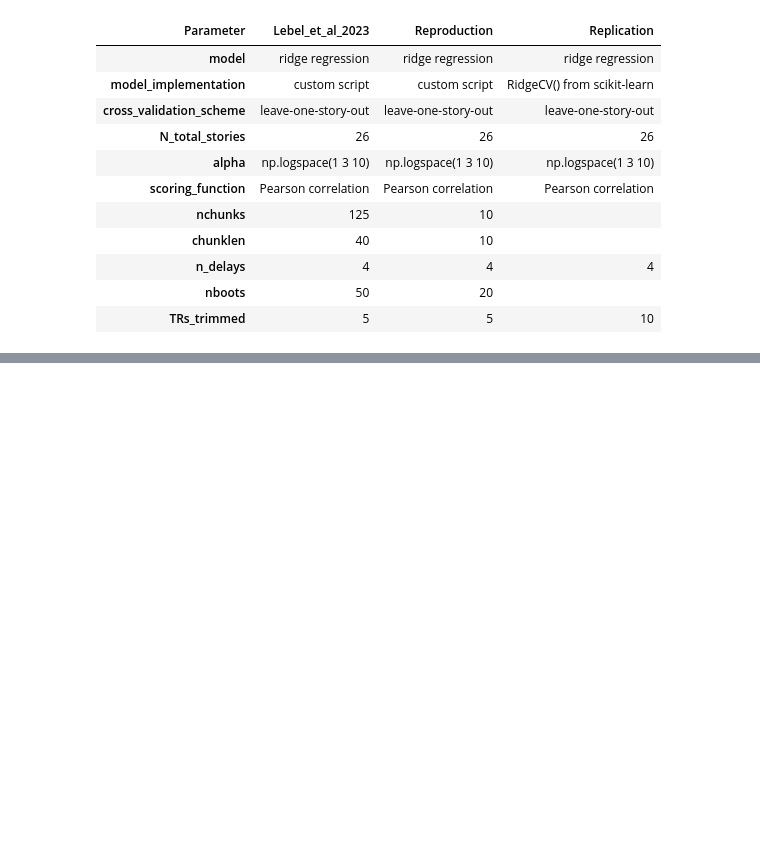
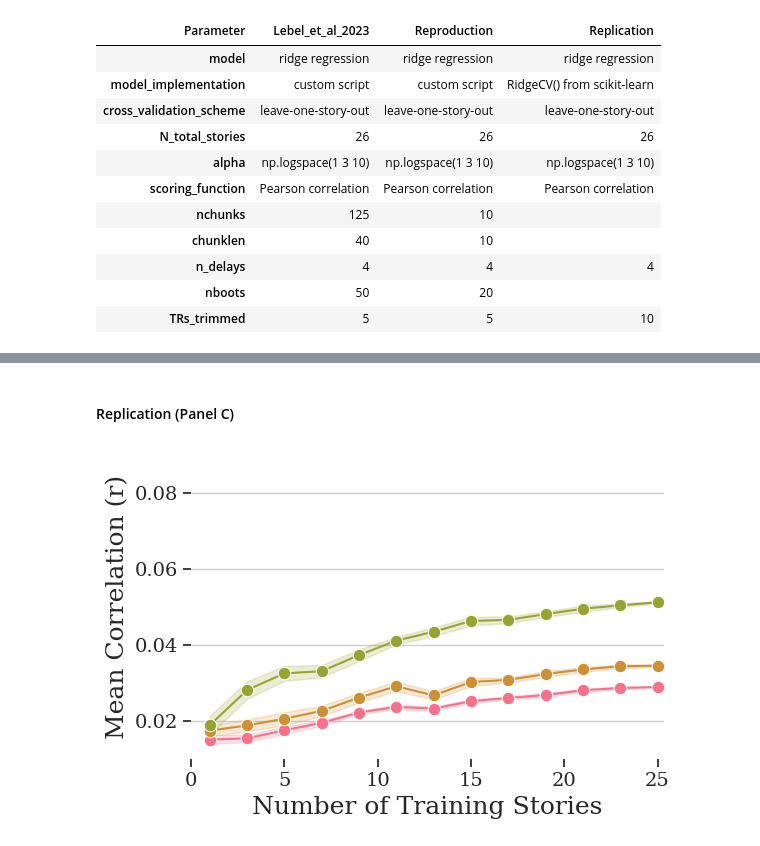
Before and after one commit to KristijanArmeni/encoders_report, a Jupyter notebook: notebook.ipynb, the cells around one changed output, grey strips where cells are left out. Drawn from its saved outputs; the diff is of its cells as text; code cells hidden in the pictures; blank space fills up the shorter version.

```diff
--- a/notebook.ipynb
+++ b/notebook.ipynb
@@ -37,0 +74,6 @@ gt_software_practices
+# %% [markdown]
+#### Replication (Panel C)
+# %%
+figs[1]
+# %% [output]
+[figure, added]
```
Also changed, not shown: parts of 10 cells of this notebook.
